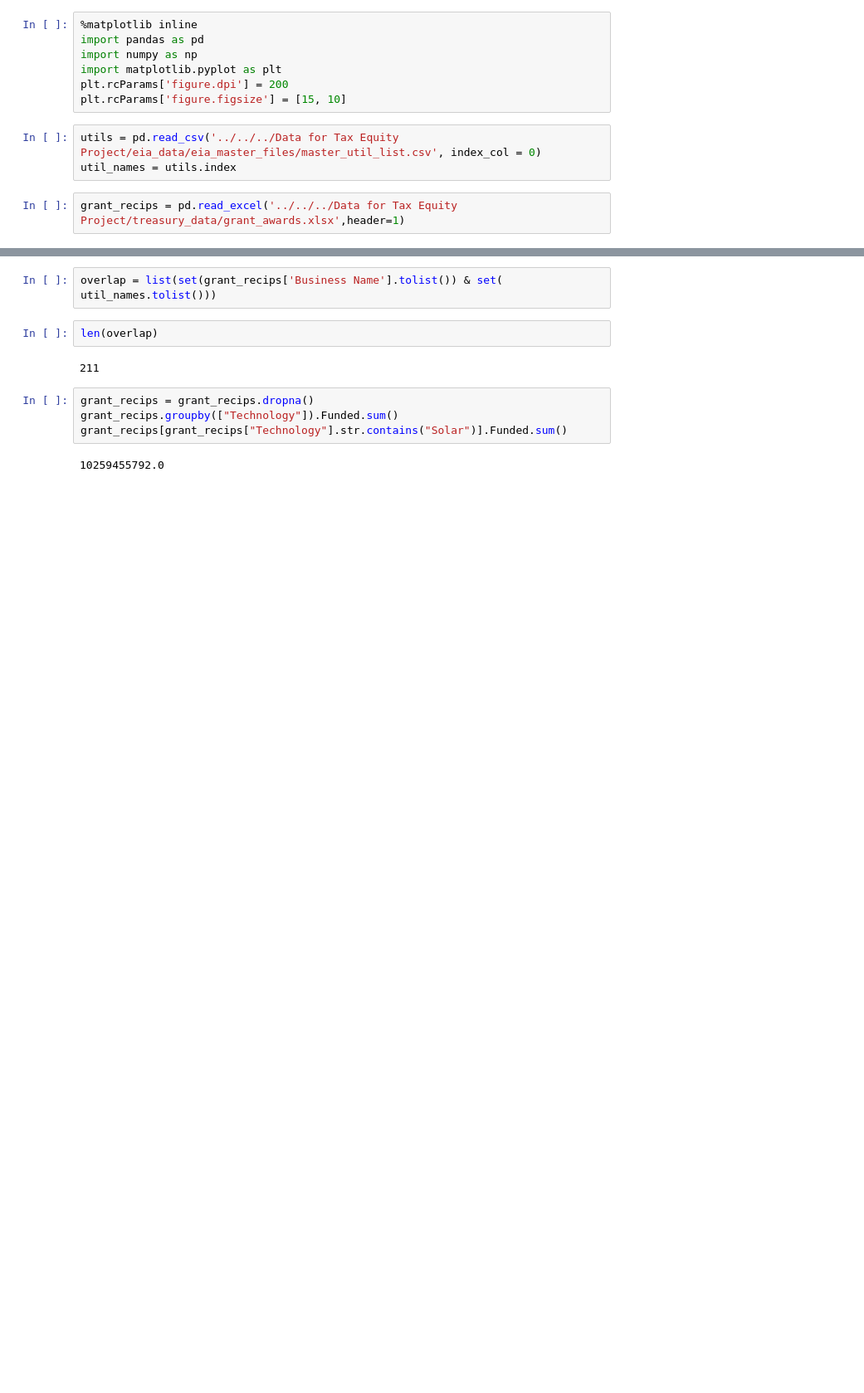
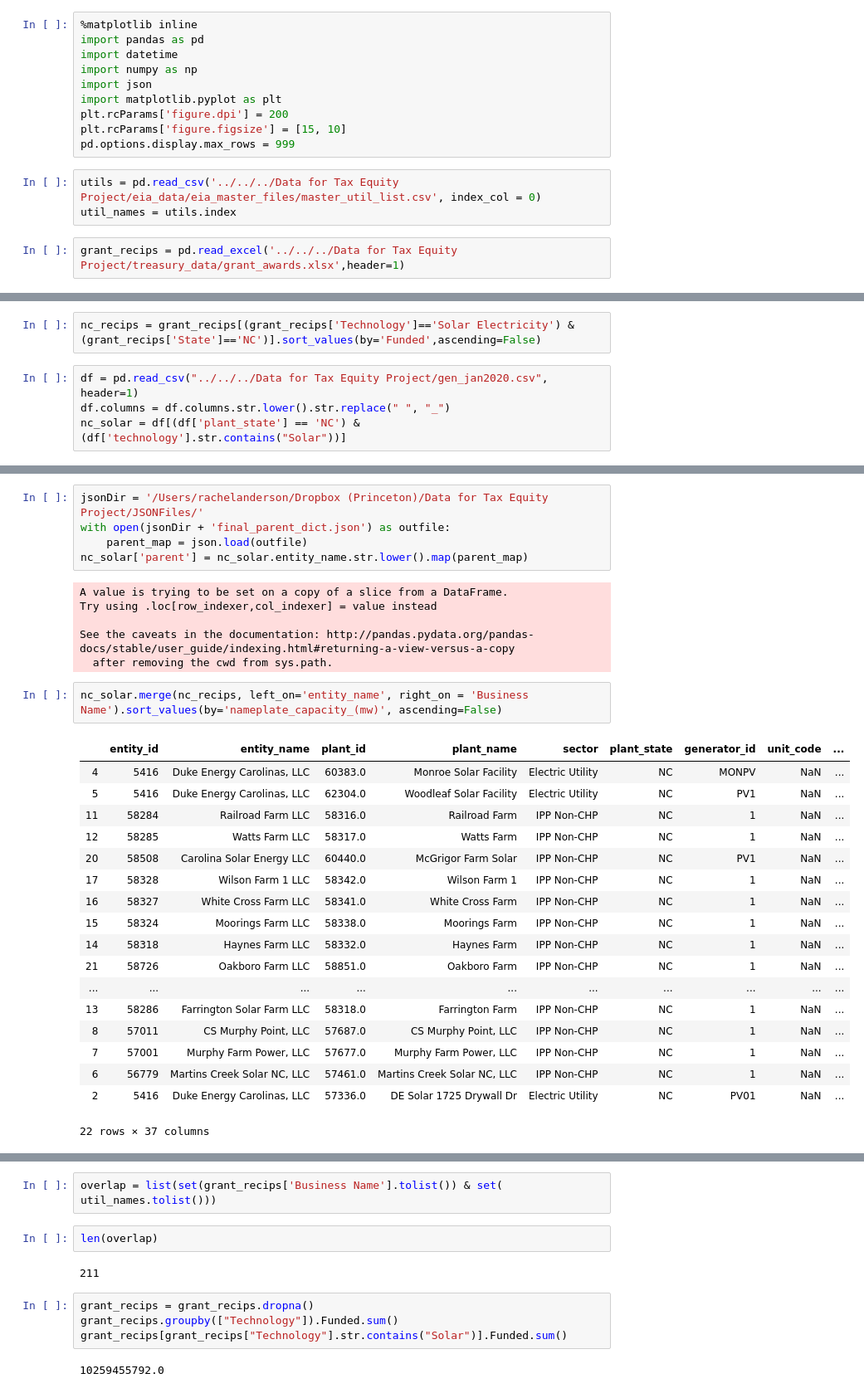
Before and after one commit to rachelsanderson/reduced-form, a Jupyter notebook: Analyses/1603Grants/grants.ipynb, the cells around one changed output, grey strips where cells are left out. Shown at 83% size. Drawn from its saved outputs; the diff is of its cells as text; blank space fills up the shorter version.

```diff
--- a/Analyses/1603Grants/grants.ipynb
+++ b/Analyses/1603Grants/grants.ipynb
@@ -3,10 +5,13 @@
 # %%
 %matplotlib inline
 import pandas as pd
+import datetime
 import numpy as np
+import json
 import matplotlib.pyplot as plt
 plt.rcParams['figure.dpi'] = 200
 plt.rcParams['figure.figsize'] = [15, 10]
+pd.options.display.max_rows = 999
 # %%
 utils = pd.read_csv('../../../Data for Tax Equity Project/eia_data/eia_master_files/master_util_list.csv', index_col = 0)
 util_names = utils.index
@@ -30,0 +57,6 @@ grant_recips
+# %%
+nc_recips = grant_recips[(grant_recips['Technology']=='Solar Electricity') & (grant_recips['State']=='NC')].sort_values(by='Funded',ascending=False)
+# %%
+df = pd.read_csv("../../../Data for Tax Equity Project/gen_jan2020.csv", header=1)
+df.columns = df.columns.str.lower().str.replace(" ", "_")
+nc_solar = df[(df['plant_state'] == 'NC') & (df['technology'].str.contains("Solar"))]
@@ -30,0 +83,32 @@ grant_recips
+# %%
+jsonDir = '/Users/rachelanderson/Dropbox (Princeton)/Data for Tax Equity Project/JSONFiles/'
+with open(jsonDir + 'final_parent_dict.json') as outfile:
+    parent_map = json.load(outfile)
+nc_solar['parent'] = nc_solar.entity_name.str.lower().map(parent_map)
+# %% [output]
+A value is trying to be set on a copy of a slice from a DataFrame.
+Try using .loc[row_indexer,col_indexer] = value instead
+
+See the caveats in the documentation: http://pandas.pydata.org/pandas-docs/stable/user_guide/indexing.html#returning-a-view-versus-a-copy
+  after removing the cwd from sys.path.
+# %%
+nc_solar.merge(nc_recips, left_on='entity_name', right_on = 'Business Name').sort_values(by='nameplate_capacity_(mw)', ascending=False)
+# %% [output]
+|  | entity_id | entity_name | plant_id | plant_name | sector | plant_state | generator_id | unit_code | ... |
+| 4 | 5416 | Duke Energy Carolinas, LLC | 60383.0 | Monroe Solar Facility | Electric Utility | NC | MONPV | NaN | ... |
+| 5 | 5416 | Duke Energy Carolinas, LLC | 62304.0 | Woodleaf Solar Facility | Electric Utility | NC | PV1 | NaN | ... |
+| 11 | 58284 | Railroad Farm LLC | 58316.0 | Railroad Farm | IPP Non-CHP | NC | 1 | NaN | ... |
+| 12 | 58285 | Watts Farm LLC | 58317.0 | Watts Farm | IPP Non-CHP | NC | 1 | NaN | ... |
+| 20 | 58508 | Carolina Solar Energy LLC | 60440.0 | McGrigor Farm Solar | IPP Non-CHP | NC | PV1 | NaN | ... |
+| 17 | 58328 | Wilson Farm 1 LLC | 58342.0 | Wilson Farm 1 | IPP Non-CHP | NC | 1 | NaN | ... |
+| 16 | 58327 | White Cross Farm LLC | 58341.0 | White Cross Farm | IPP Non-CHP | NC | 1 | NaN | ... |
+| 15 | 58324 | Moorings Farm LLC | 58338.0 | Moorings Farm | IPP Non-CHP | NC | 1 | NaN | ... |
+| 14 | 58318 | Haynes Farm LLC | 58332.0 | Haynes Farm | IPP Non-CHP | NC | 1 | NaN | ... |
+| 21 | 58726 | Oakboro Farm LLC | 58851.0 | Oakboro Farm | IPP Non-CHP | NC | 1 | NaN | ... |
+| ... | ... | ... | ... | ... | ... | ... | ... | ... | ... |
+| 13 | 58286 | Farrington Solar Farm LLC | 58318.0 | Farrington Farm | IPP Non-CHP | NC | 1 | NaN | ... |
+| 8 | 57011 | CS Murphy Point, LLC | 57687.0 | CS Murphy Point, LLC | IPP Non-CHP | NC | 1 | NaN | ... |
+| 7 | 57001 | Murphy Farm Power, LLC | 57677.0 | Murphy Farm Power, LLC | IPP Non-CHP | NC | 1 | NaN | ... |
+| 6 | 56779 | Martins Creek Solar NC, LLC | 57461.0 | Martins Creek Solar NC, LLC | IPP Non-CHP | NC | 1 | NaN | ... |
+| 2 | 5416 | Duke Energy Carolinas, LLC | 57336.0 | DE Solar 1725 Drywall Dr | Electric Utility | NC | PV01 | NaN | ... |
+22 rows × 37 columns
```
Also changed, not shown: parts of 12 cells of this notebook, 12 other files.
